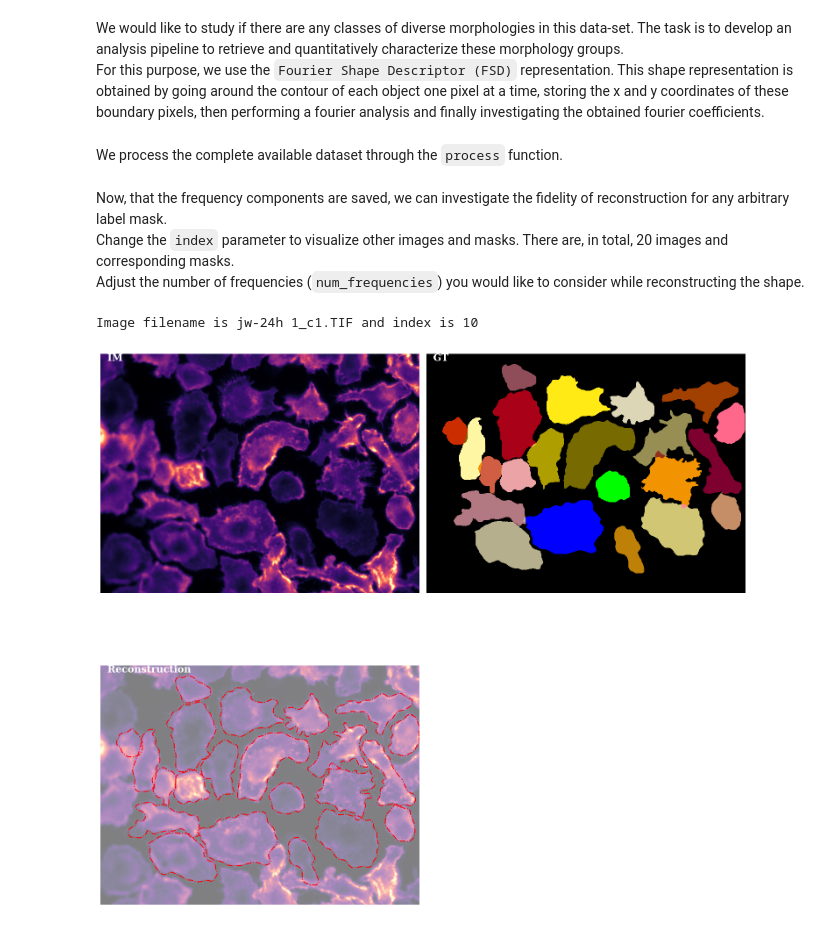
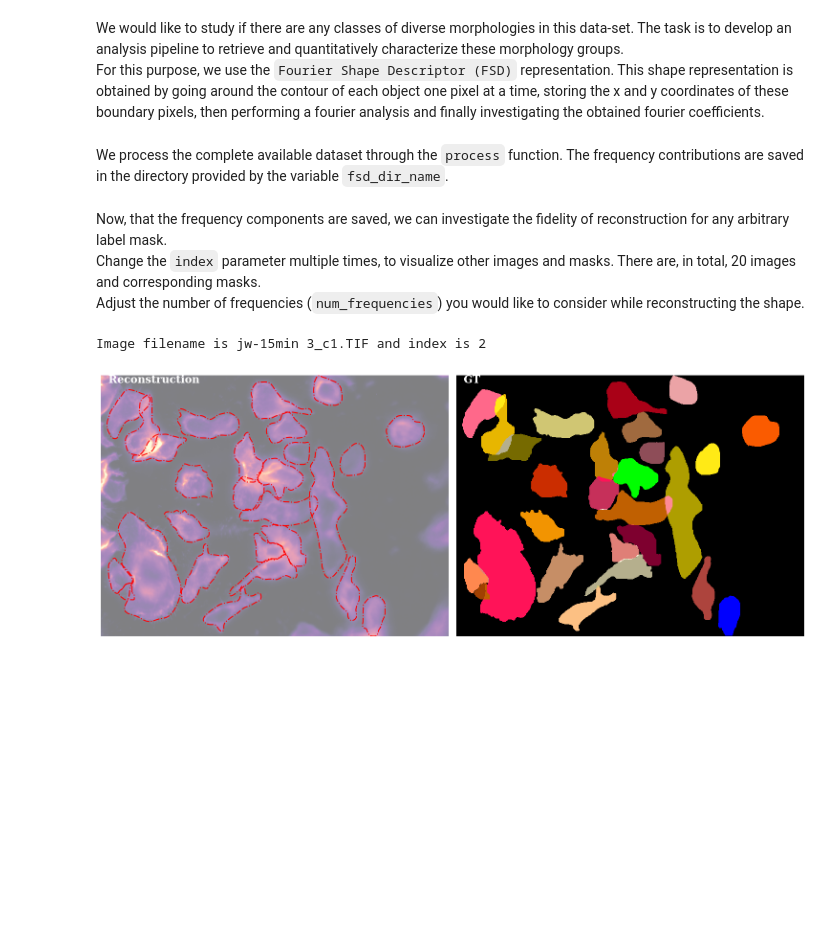
Before and after one commit to lmanan/FSD, a Jupyter notebook: examples/01-shape-analysis/BBBC020/run.ipynb, the cells around one changed output. Cells and saved outputs as stored; diff of their text form; code cells hidden in the pictures; blank space fills up the shorter version.

```diff
--- a/examples/01-shape-analysis/BBBC020/run.ipynb
+++ b/examples/01-shape-analysis/BBBC020/run.ipynb
@@ -49,5 +49,7 @@ Image filename is jw-24h 1_c1.TIF and index is 10
 # %% [markdown]
 We would like to study if there are any classes of diverse morphologies in this data-set. The task is to develop an analysis pipeline to retrieve and quantitatively characterize these morphology groups. <br>For this purpose, we use the `Fourier Shape Descriptor (FSD)` representation. This shape representation is obtained by going around the contour of each object one pixel at a time, storing the x and y coordinates of these boundary pixels, then performing a fourier analysis and finally investigating the obtained fourier coefficients.
 # %% [markdown]
-We process the complete available dataset through the `process` function.
+We process the complete available dataset through the `process` function. The frequency contributions are saved in the directory provided by the variable `fsd_dir_name`.
+# %%
+fsd_dir_name = 'fsd/'
 # %%
@@ -55,16 +57,17 @@ process(dir_name= os.path.join(data_dir, project_name, 'download'), fsd_dir_name
 # %% [markdown]
 Now, that the frequency components are saved, we can investigate the fidelity of reconstruction for any arbitrary label mask. <br>
-Change the `index` parameter to visualize other images and masks. There are, in total, 20 images and corresponding masks.<br>
+Change the `index` parameter multiple times, to visualize other images and masks. There are, in total, 20 images and corresponding masks.<br>
 Adjust the number of frequencies (`num_frequencies`) you would like to consider while reconstructing the shape.
 # %%
-index = 10
-num_frequencies = 50
+index = 2
+num_frequencies = 30
 # %%
 print("Image filename is {} and index is {}".format(os.path.basename(image_file_names[index]), index))
+%matplotlib inline
 reconstruct_label_mask(im_path = image_file_names[index],
                        label_path = mask_file_names[index],
-                       fsd_dir_name= os.path.join(data_dir, project_name, 'download', 'fsd'),
+                       fsd_dir_name= os.path.join(data_dir, project_name, 'download', fsd_dir_name),
                        num_frequencies= num_frequencies, new_cmp = new_cmp)
 # %% [output]
-Image filename is jw-24h 1_c1.TIF and index is 10
+Image filename is jw-15min 3_c1.TIF and index is 2
-[figure, old version]
+[figure, new version]
```
Also changed, not shown: parts of 19 cells of this notebook, 3 other files.
